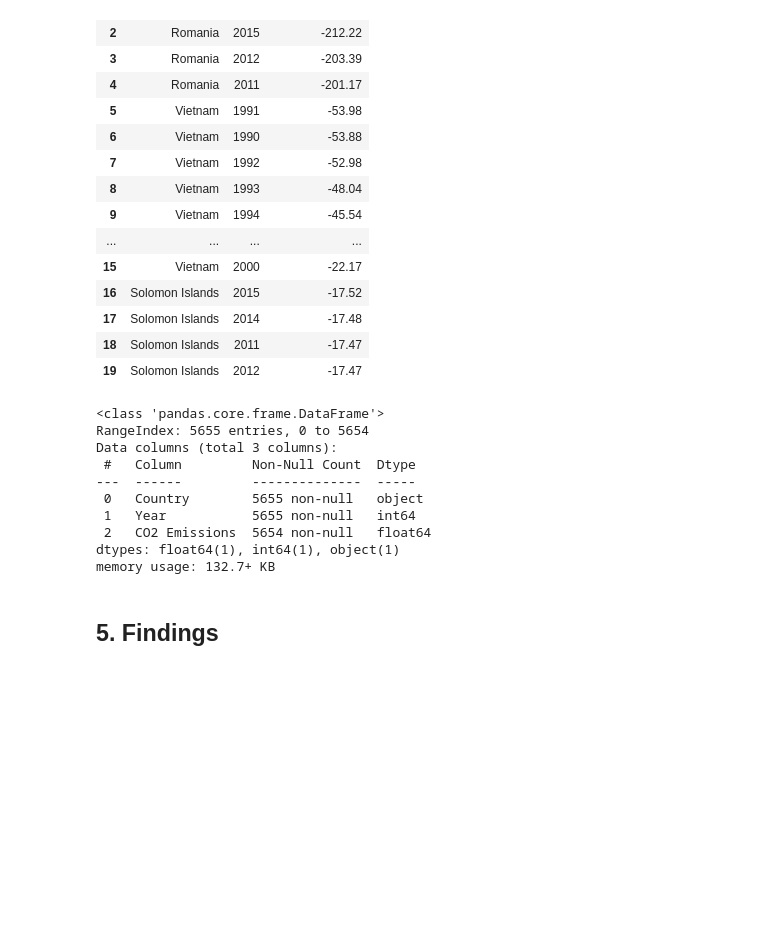
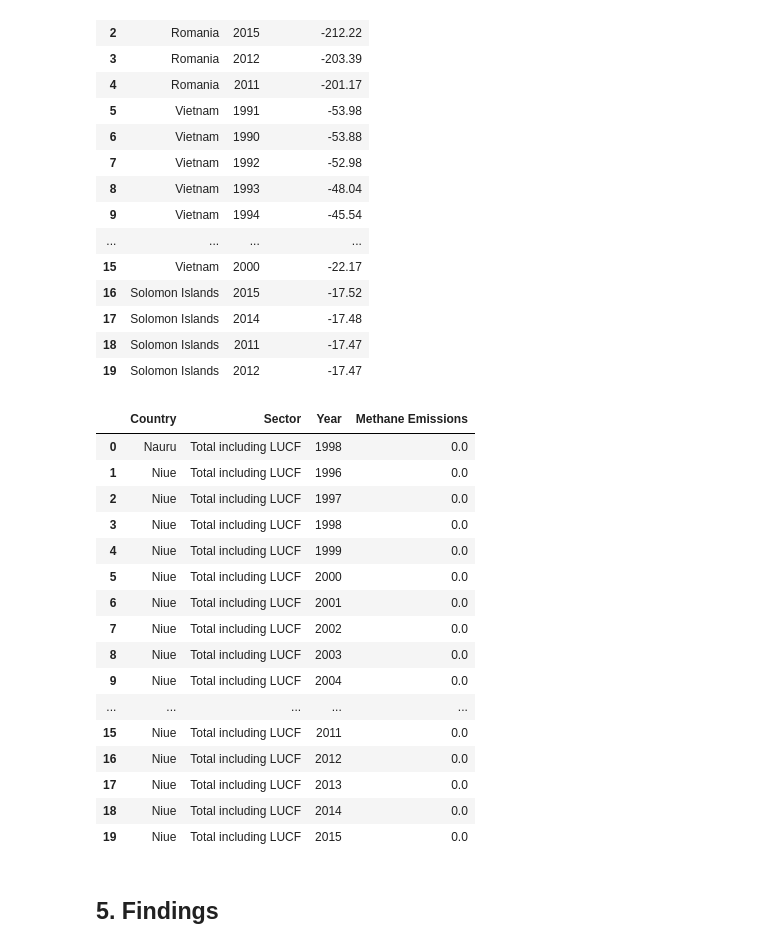
Before and after one commit to Koslowsky1337/Projekt_LF8_1, a Jupyter notebook: analyse.ipynb, the cells around one changed output. Drawn from its saved outputs; the diff is of its cells as text; code cells hidden in the pictures; blank space fills up the shorter version.

```diff
--- a/analyse.ipynb
+++ b/analyse.ipynb
@@ -355,20 +317,29 @@ co2_df_melted.head(20)
 | 17 | Solomon Islands | 2014 | -17.48 |
 | 18 | Solomon Islands | 2011 | -17.47 |
 | 19 | Solomon Islands | 2012 | -17.47 |
-# %%
-# Analyse CO2 Dataframe
-co2_df_melted.info()
-# %% [output]
-<class 'pandas.core.frame.DataFrame'>
-RangeIndex: 5655 entries, 0 to 5654
-Data columns (total 3 columns):
- #   Column         Non-Null Count  Dtype
----  ------         --------------  -----
- 0   Country        5655 non-null   object
- 1   Year           5655 non-null   int64
- 2   CO2 Emissions  5654 non-null   float64
-dtypes: float64(1), int64(1), object(1)
-memory usage: 132.7+ KB
+# %%
+# Sort Methane Dataframe by Emmissions
+methan_df_melted = methan_df_melted.sort_values(by=['Methane Emissions'])
+methan_df_melted = methan_df_melted.reset_index(drop=True)
+methan_df_melted.head(20)
+# %% [output]
+|  | Country | Sector | Year | Methane Emissions |
+| 0 | Nauru | Total including LUCF | 1998 | 0.0 |
+| 1 | Niue | Total including LUCF | 1996 | 0.0 |
+| 2 | Niue | Total including LUCF | 1997 | 0.0 |
+| 3 | Niue | Total including LUCF | 1998 | 0.0 |
+| 4 | Niue | Total including LUCF | 1999 | 0.0 |
+| 5 | Niue | Total including LUCF | 2000 | 0.0 |
+| 6 | Niue | Total including LUCF | 2001 | 0.0 |
+| 7 | Niue | Total including LUCF | 2002 | 0.0 |
+| 8 | Niue | Total including LUCF | 2003 | 0.0 |
+| 9 | Niue | Total including LUCF | 2004 | 0.0 |
+| ... | ... | ... | ... | ... |
+| 15 | Niue | Total including LUCF | 2011 | 0.0 |
+| 16 | Niue | Total including LUCF | 2012 | 0.0 |
+| 17 | Niue | Total including LUCF | 2013 | 0.0 |
+| 18 | Niue | Total including LUCF | 2014 | 0.0 |
+| 19 | Niue | Total including LUCF | 2015 | 0.0 |
 # %% [markdown]
 ## 5. Findings
 # %% [markdown]
```
Also changed, not shown: parts of 6 cells of this notebook.
